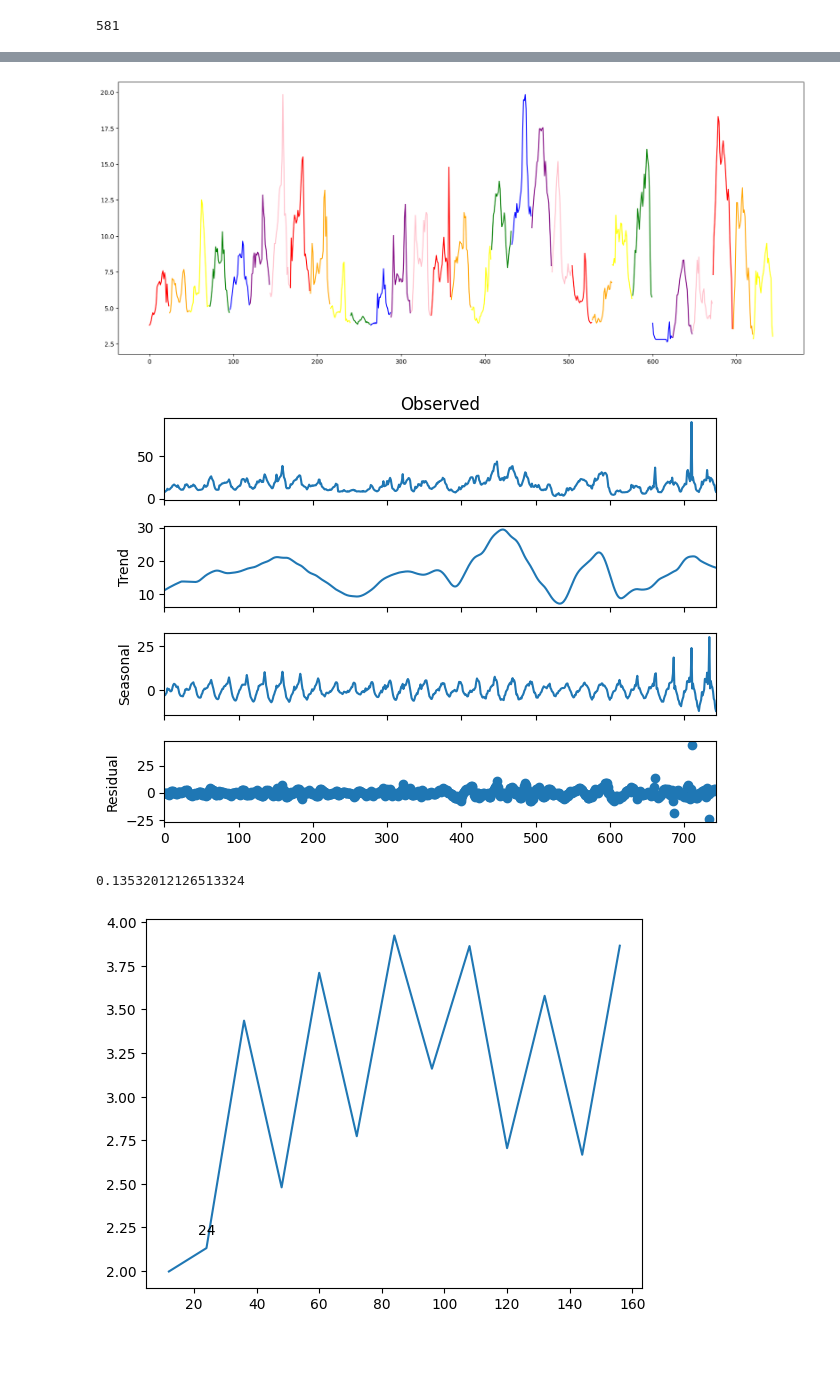
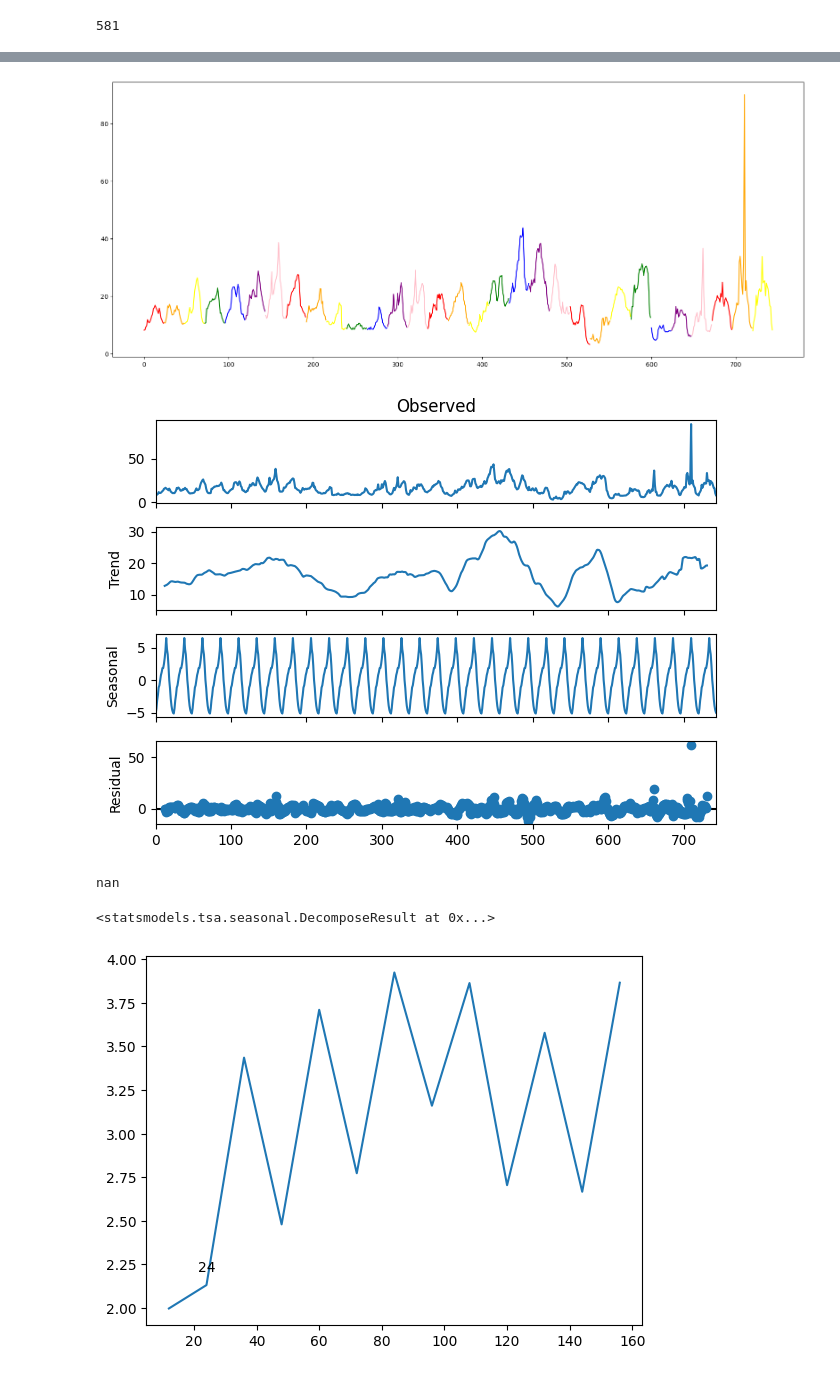
Before and after one commit to shriyankahirem/Air-Quality, a Jupyter notebook: SensorAnalysisforTim_Feb05/analysis2.ipynb, the cells around one changed output, grey strips where cells are left out. Drawn from its saved outputs; the diff is of its cells as text; code cells hidden in the pictures; blank space fills up the shorter version.

```diff
--- a/SensorAnalysisforTim_Feb05/analysis2.ipynb
+++ b/SensorAnalysisforTim_Feb05/analysis2.ipynb
@@ -98,18 +86,22 @@ fig, ax = plt.subplots(figsize=(20, 8))
 for day in range(31):
     start_index = 24 * day
     end_index = 24 * (day + 1)
-    plt.plot(all_dfs[3]["pm25"][start_index:end_index], color=colors[day%7])
+    plt.plot(all_dfs[0]["pm25"][start_index:end_index], color=colors[day%7])
 plt.show()
 # %% [output]
-[figure, old version]
+[figure, new version]
 # %%
-decompose_result = STL(all_dfs[0]['pm25'][:24*31].to_numpy(), period=24).fit()
+decompose_result = seasonal_decompose(all_dfs[0]['pm25'][:24*31].to_numpy(), period=24)
 decompose_result.plot()
 plt.show()
 print((np.abs(decompose_result.resid) / np.abs(decompose_result.trend)).mean())
 # %% [output]
-[figure, old version]
+[figure, new version]
-0.13532012126513324
+nan
+# %%
+decompose_result.
+# %% [output]
+<statsmodels.tsa.seasonal.DecomposeResult at 0x...>
 # %%
 resids = []
 for period in range(12, 24 * 7, 12):
```
Also changed, not shown: parts of 2 cells of this notebook, 2 other files.
